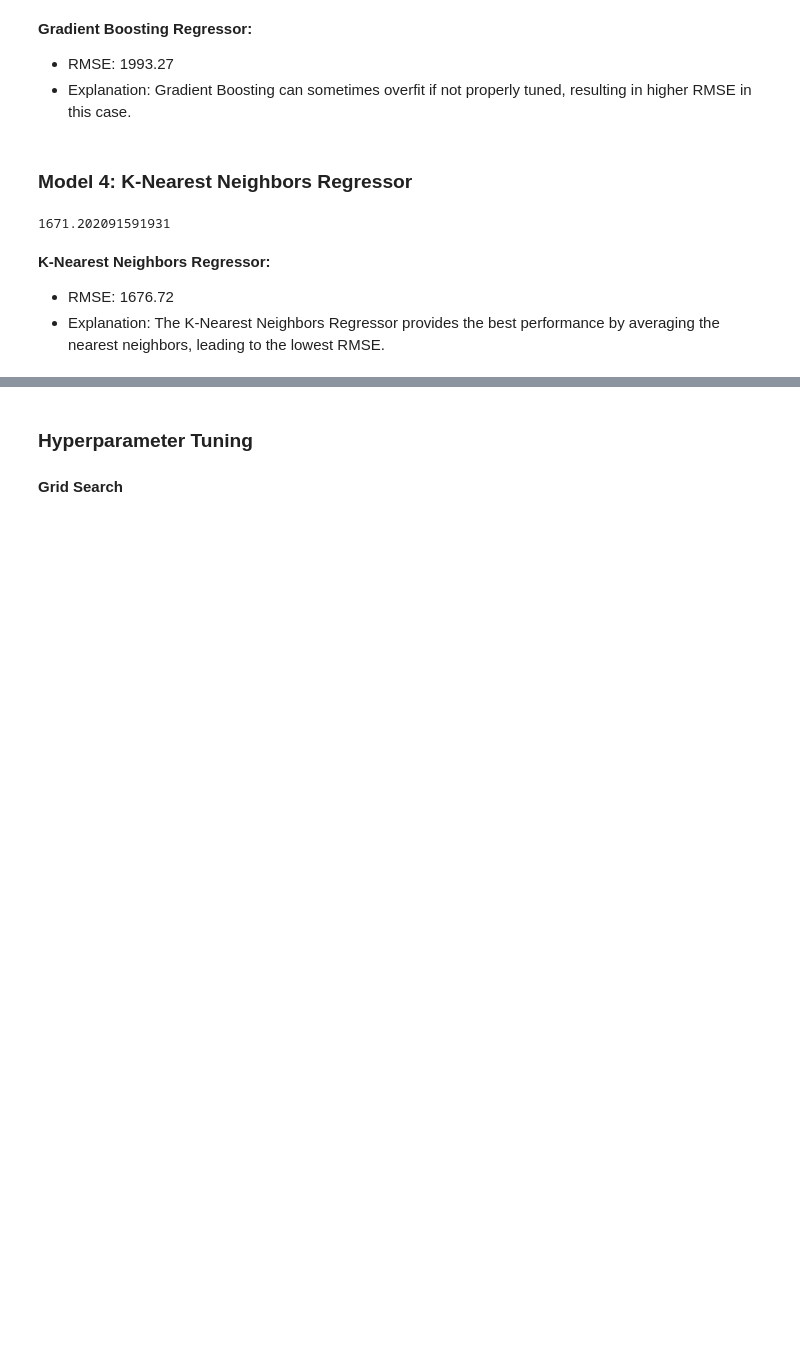
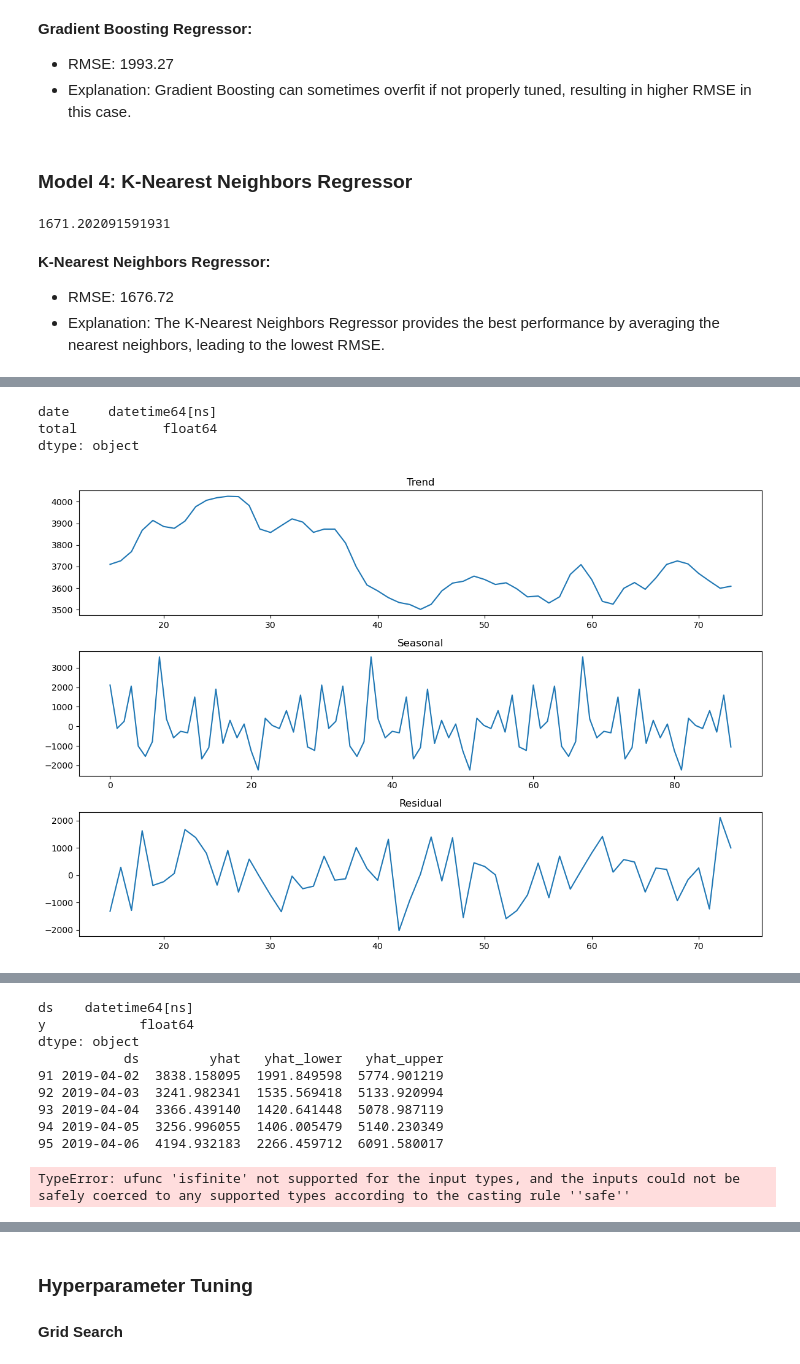
Before and after one commit to MustafaAldabbas/Machine_learning_superMarket, a Jupyter notebook: Notebook/Mustafa.ipynb, the cells around one changed output, grey strips where cells are left out. Drawn from its saved outputs; the diff is of its cells as text; code cells hidden in the pictures; blank space fills up the shorter version.

```diff
--- a/Notebook/Mustafa.ipynb
+++ b/Notebook/Mustafa.ipynb
@@ -269,0 +343,67 @@ knn_rmse
+# %%
+from prophet import Prophet
+
+# Convert the date column to datetime format
+df['date'] = pd.to_datetime(df['date'])
+
+# Aggregate sales data by date
+sales_by_date = df.groupby('date')['total'].sum().reset_index()
+
+# Ensure no missing values in the 'total' column
+sales_by_date = sales_by_date.dropna(subset=['total'])
+
+# Convert the 'total' column to numeric (float)
+sales_by_date['total'] = pd.to_numeric(sales_by_date['total'], errors='coerce')
+
+# Ensure no remaining non-numeric values
+sales_by_date = sales_by_date.dropna(subset=['total'])
+
+# Check the data types
+print(sales_by_date.dtypes)
+
+# Perform seasonal decomposition
+decomposition = seasonal_decompose(sales_by_date['total'], model='additive', period=30)
+fig, (ax1, ax2, ax3) = plt.subplots(3, 1, figsize=(12, 8))
+decomposition.trend.plot(ax=ax1, title='Trend')
+decomposition.seasonal.plot(ax=ax2, title='Seasonal')
+decomposition.resid.plot(ax=ax3, title='Residual')
+plt.tight_layout()
+plt.show()
+
+# Prepare data for Prophet
+prophet_data = sales_by_date.rename(columns={'date': 'ds', 'total': 'y'})
+
+# Ensure 'ds' column is datetime and 'y' column is numeric
+prophet_data['ds'] = pd.to_datetime(prophet_data['ds'])
+prophet_data['y'] = pd.to_numeric(prophet_data['y'], errors='coerce')
+
+# Ensure no NaN values
+prophet_data = prophet_data.dropna(subset=['ds', 'y'])
+
+# Check the data types again
+print(prophet_data.dtypes)
+
+# Train Prophet model
+prophet_model = Prophet()
+prophet_model.fit(prophet_data)
+
+# Create future dataframe
+future = prophet_model.make_future_dataframe(periods=7)
+
+# Predict future sales
+forecast = prophet_model.predict(future)
+
+# Evaluate the model
+print(forecast[['ds', 'yhat', 'yhat_lower', 'yhat_upper']].tail())
+
+# Plot the forecast
+fig = prophet_model.plot(forecast)
+plt.title('Sales Forecast using Prophet')
+plt.xlabel('Date')
+plt.ylabel('Total Sales')
+plt.show()
+# %% [output]
+date     datetime64[ns]
+total           float64
+dtype: object
+[figure, added]
@@ -269,0 +412,10 @@ knn_rmse
+ds    datetime64[ns]
+y            float64
+dtype: object
+           ds         yhat   yhat_lower   yhat_upper
+91 2019-04-02  3838.158095  1991.849598  5774.901219
+92 2019-04-03  3241.982341  1535.569418  5133.920994
+93 2019-04-04  3366.439140  1420.641448  5078.987119
+94 2019-04-05  3256.996055  1406.005479  5140.230349
+95 2019-04-06  4194.932183  2266.459712  6091.580017
+TypeError: ufunc 'isfinite' not supported for the input types, and the inputs could not be safely coerced to any supported types according to the casting rule ''safe''
```
Also changed, not shown: parts of 14 cells of this notebook.
